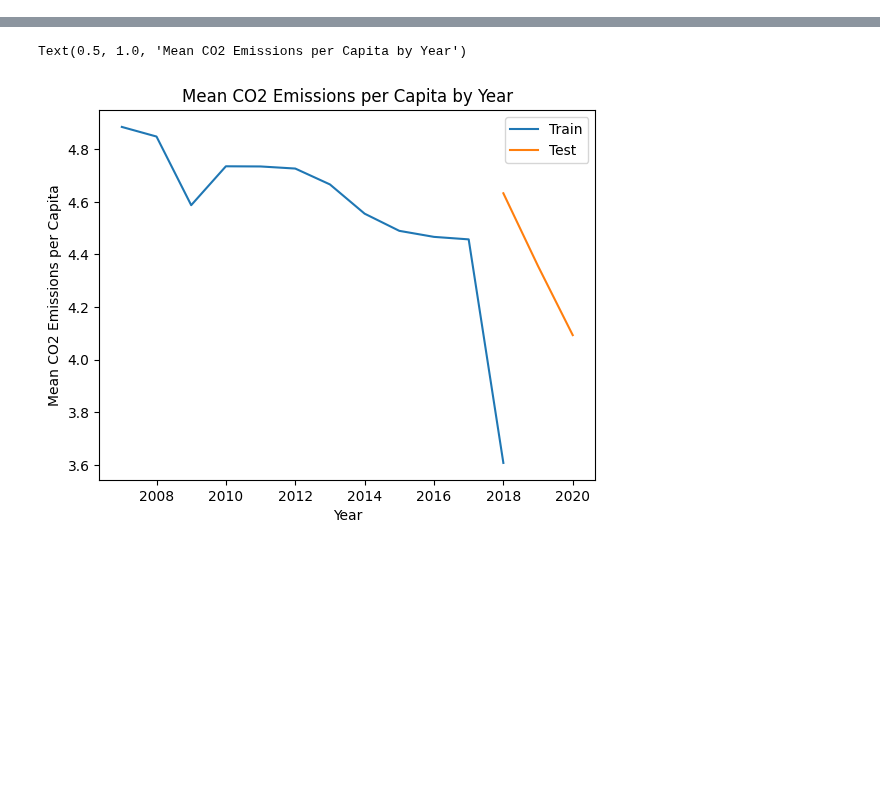
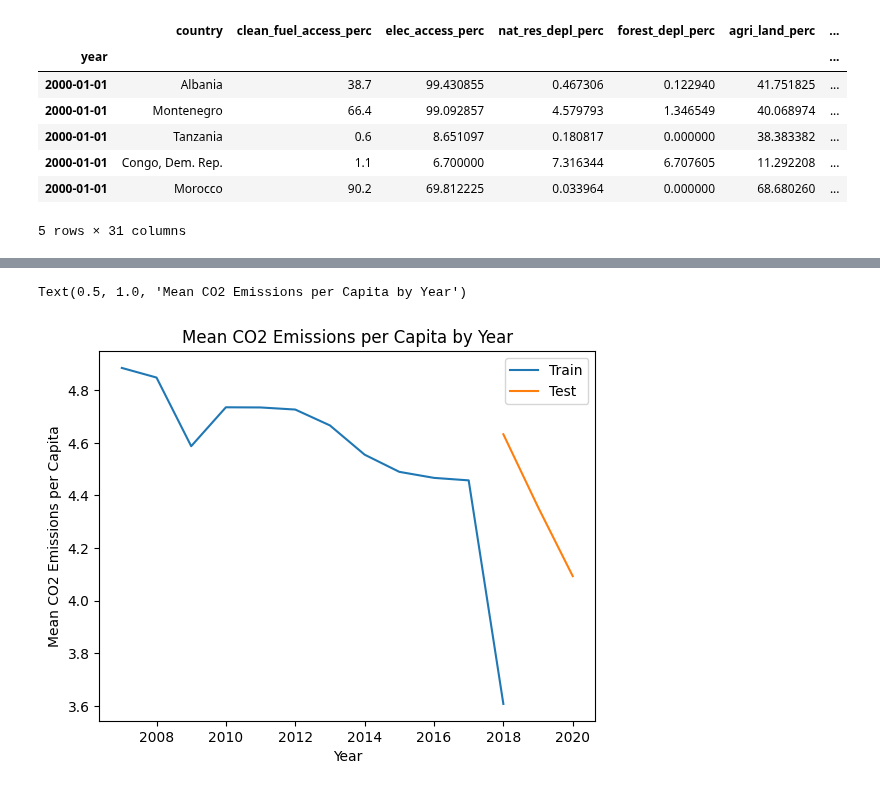
Before and after one commit to KleinerToaster/co2_prediction_countries, a Jupyter notebook: notebook/co2_lagged_data.ipynb, the cells around one changed output, grey strips where cells are left out. Cells and saved outputs as stored; diff of their text form; code cells hidden in the pictures; blank space fills up the shorter version.

```diff
--- a/notebook/co2_lagged_data.ipynb
+++ b/notebook/co2_lagged_data.ipynb
@@ -30,2 +35,13 @@ lagged_data.head()
+# %%
+clean_data.head()
+# %% [output]
+|  | country | clean_fuel_access_perc | elec_access_perc | nat_res_depl_perc | forest_depl_perc | agri_land_perc | ... |
+| year |  |  |  |  |  |  | ... |
+| 2000-01-01 | Albania | 38.7 | 99.430855 | 0.467306 | 0.122940 | 41.751825 | ... |
+| 2000-01-01 | Montenegro | 66.4 | 99.092857 | 4.579793 | 1.346549 | 40.068974 | ... |
+| 2000-01-01 | Tanzania | 0.6 | 8.651097 | 0.180817 | 0.000000 | 38.383382 | ... |
+| 2000-01-01 | Congo, Dem. Rep. | 1.1 | 6.700000 | 7.316344 | 6.707605 | 11.292208 | ... |
+| 2000-01-01 | Morocco | 90.2 | 69.812225 | 0.033964 | 0.000000 | 68.680260 | ... |
+5 rows × 31 columns
 # %%
 # Create dummy variables for each country
```
Also changed, not shown: parts of 10 cells of this notebook.
